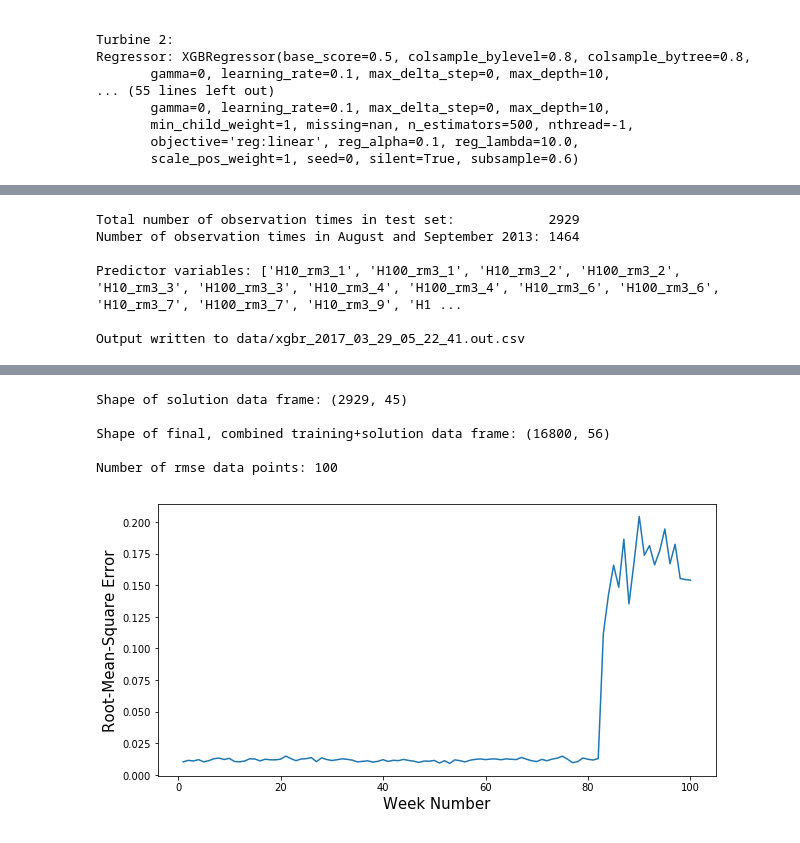
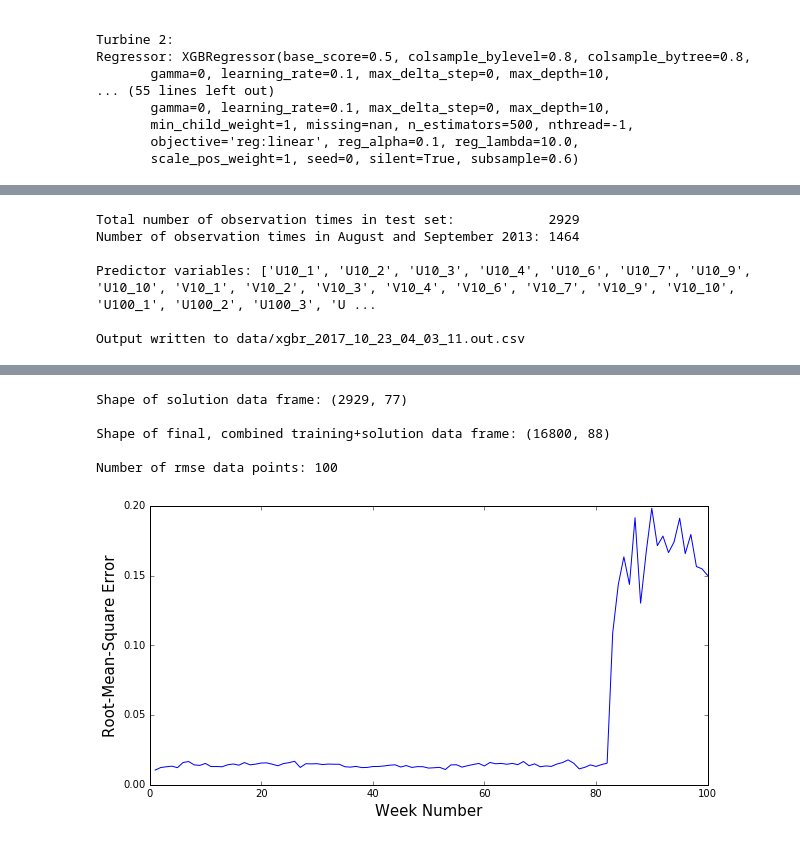
Before and after one commit to LucDemortier/WindTurbineOutputPrediction, a Jupyter notebook: 5_xgboost_regressor.ipynb, the cells around one changed output, grey strips where cells are left out. Drawn from its saved outputs; the diff is of its cells as text; code cells hidden in the pictures.

```diff
--- a/5_xgboost_regressor.ipynb
+++ b/5_xgboost_regressor.ipynb
@@ -618,10 +626,13 @@ try:
     xgbr_train_all
 except:
 #    fName = 'xgbr_train_2017_03_29_02_35_39' # rm=3, dups removed, (U,V,time) replaced by (H)
-    fName = 'xgbr_train_2017_03_28_04_50_26' # rm=3, dups removed
+#    fName = 'xgbr_train_2017_03_28_04_50_26' # rm=3, dups removed
+#    fName = 'xgbr_train_2017_10_23_03_15_30' # rm=3, dups removed, single obs retained
 #    fName = 'xgbr_train_2017_03_10_21_31_44' # rm=3
 #    fName = 'xgbr_train_2017_03_11_06_51_08' # rm=4
 #    fName = 'xgbr_train_2017_03_12_04_27_43' # rm=2
+#    fName = 'xgbr_train_2017_03_10_03_54_47'
+    fName = 'xgbr_train_2017_03_08_10_53_03'
     path_to_file = 'fitted_models/'+fName+'.model'
     try:
         xgbr_train_all = joblib.load(path_to_file)
@@ -762,0 +776,27 @@ fig.savefig('wind_turbine_output_train_test_xgb.png', dpi=200, bbox_inches='tigh
+# %%
+'''
+Plot predicted and actual turbine power as a function of time.
+'''
+turbine = 1
+npts    = 41
+
+npts_pt = len(predicted_targets_test)/nturbines
+npts_a  = min(npts, npts_pt)
+ifirst  = npts_pt*(turbine-1)
+ilast   = ifirst + npts_a
+xval    = range(0, npts_a)
+yval    = actual_targets_test[ifirst:ilast]
+zval    = predicted_targets_test[ifirst:ilast]
+
+fig, axis = plt.subplots( nrows=1, ncols=1, figsize=(16,4))
+
+axis.plot(xval, yval, color="cornflowerblue", alpha=1.0, label="Turbine "+str(turbine)+" actual output")
+axis.plot(xval, zval, color="lightgreen", alpha=1.0, label="Turbine "+str(turbine)+" predicted output")
+axis.set_xlim([0., npts_a-1])
+axis.set_ylim([0., 1.2])
+axis.set_xlabel("Hours since January 1, 2012 at 00:00", fontsize=15)
+axis.set_ylabel("Turbine Output", fontsize=15)
+axis.legend(prop={'size': 15},loc="upper left")
+
+plt.show()
+fig.savefig('pred_actual_vs_time_1.png', dpi=200, bbox_inches='tight')
@@ -847,7 +889,8 @@ except:
 #    fName = 'xgbr_2017_03_12_10_24_46' # rm=2
 #    fName = 'xgbr_2017_03_10_22_09_58' # rm=3
 #    fName = 'xgbr_2017_03_11_07_25_35' # rm=4
-    fName = 'xgbr_2017_03_28_07_24_58' # rm=3, dups removed
+#    fName = 'xgbr_2017_03_28_07_24_58' # rm=3, dups removed
+    fName = 'xgbr_2017_10_23_04_01_19' # rm=3, dups removed, single obs retained
 #    fName = 'xgbr_2017_03_29_05_13_48' # rm=3, dups removed, (U,V,time) replaced by (H)
     path_to_file = 'fitted_models/'+fName+'.model'
     try:
@@ -893,7 +936,8 @@ Prepare the test data set in the same way as the training set, make predictions,
 #TestingDataFile = "data/Test_pp_2017_03_12_10_32_09.pkl" # rm=2
 #TestingDataFile = "data/Test_pp_2017_03_10_15_38_00.pkl" # rm=3
 #TestingDataFile = "data/Test_pp_2017_03_11_02_07_04.pkl" # rm=4
-TestingDataFile = "data/Test_pp_2017_03_28_09_02_52.pkl" # rm=3, dups removed
+#TestingDataFile = "data/Test_pp_2017_03_28_09_02_52.pkl" # rm=3, dups removed
+TestingDataFile = "data/Test_pp_2017_10_22_17_24_03.pkl" # rm=3, dups removed, single obs retained
 df1             = pd.read_pickle(TestingDataFile)
 
 # Rename dataframe columns and make lists with the new predictor labels
@@ -942,9 +986,9 @@ print('\nOutput written to {0}'.format(fName_out))
 Total number of observation times in test set:            2929
 Number of observation times in August and September 2013: 1464
 
-Predictor variables: ['H10_rm3_1', 'H100_rm3_1', 'H10_rm3_2', 'H100_rm3_2', 'H10_rm3_3', 'H100_rm3_3', 'H10_rm3_4', 'H100_rm3_4', 'H10_rm3_6', 'H100_rm3_6', 'H10_rm3_7', 'H100_rm3_7', 'H10_rm3_9', 'H1 ...
+Predictor variables: ['U10_1', 'U10_2', 'U10_3', 'U10_4', 'U10_6', 'U10_7', 'U10_9', 'U10_10', 'V10_1', 'V10_2', 'V10_3', 'V10_4', 'V10_6', 'V10_7', 'V10_9', 'V10_10', 'U100_1', 'U100_2', 'U100_3', 'U ...
 
-Output written to data/xgbr_2017_03_29_05_22_41.out.csv
+Output written to data/xgbr_2017_10_23_04_03_11.out.csv
 # %% [markdown]
 <a id='Cell19'></a>
 # %%
@@ -956,7 +1000,8 @@ Assume we ran the first two cells of this notebook, so that df0 already contains
 # Select appropriate solution data file.
 if rmws==3:
     rm = "_rm3_"
-    SolutionDataFile = "data/Solution_pp_2017_04_23_15_00_18.pkl" # Rolling means over 3 measurements, dups removed
+#    SolutionDataFile = "data/Solution_pp_2017_04_23_15_00_18.pkl" # Rolling means over 3 measurements, dups removed
+    SolutionDataFile = "data/Solution_pp_2017_10_22_17_25_26.pkl" # rm = 3, dups removed, single obs retained
 else:
     print("Solution file with rolling mean over {0} measurement(s) not found.".format(rmws))
 
@@ -985,33 +1030,33 @@ for ind,xgb in enumerate(xgbr_all):
     predicted_target = "PREDICT_"+str(ind+1)
     df3[predicted_target] = [min(max(x,0.0),1.0) for x in xgb.predict(df3[predictors])]
 
 # Compute Mean Squared Error on the ten target variables in each row.
 df3['MSE'] = sum([(df3['TARGETVAR_'+str(ind)]-df3['PREDICT_'+str(ind)])**2 for ind in range(1,11)])/10.0
 
 print('\nShape of final, combined training+solution data frame: {0}'.format(df3.shape))
 
 # Compute weekly rmse.
 datetime0 = df3.index[0]
 rmse      = np.sqrt(df3.groupby((df3.index-datetime0).days/7).MSE.mean())
 npts      = len(rmse)
 print('\nNumber of rmse data points: {0}'.format(npts))
 
 # Save weekly rmse to file
 with open('data/xgbr_weekly_rmse.csv', 'wb') as csvfile:
     writer = csv.writer(csvfile, delimiter=',')
     writer.writerow(rmse)
 
 # Make plot
 fig, axis = plt.subplots( nrows=1, ncols=1, figsize=(10,5) )
 axis.plot(range(1,101), rmse )
 axis.set_xlabel("Week Number", fontsize=15)
 axis.set_ylabel("Root-Mean-Square Error", fontsize=15)
 plt.show()
 fig.savefig('xgbr_weekly_rmse.png', dpi=200, bbox_inches='tight')
 # %% [output]
-Shape of solution data frame: (2929, 45)
+Shape of solution data frame: (2929, 77)
 
-Shape of final, combined training+solution data frame: (16800, 56)
+Shape of final, combined training+solution data frame: (16800, 88)
 
 Number of rmse data points: 100
-[figure, old version]
+[figure, new version]
```
Also changed, not shown: parts of 19 cells of this notebook.
